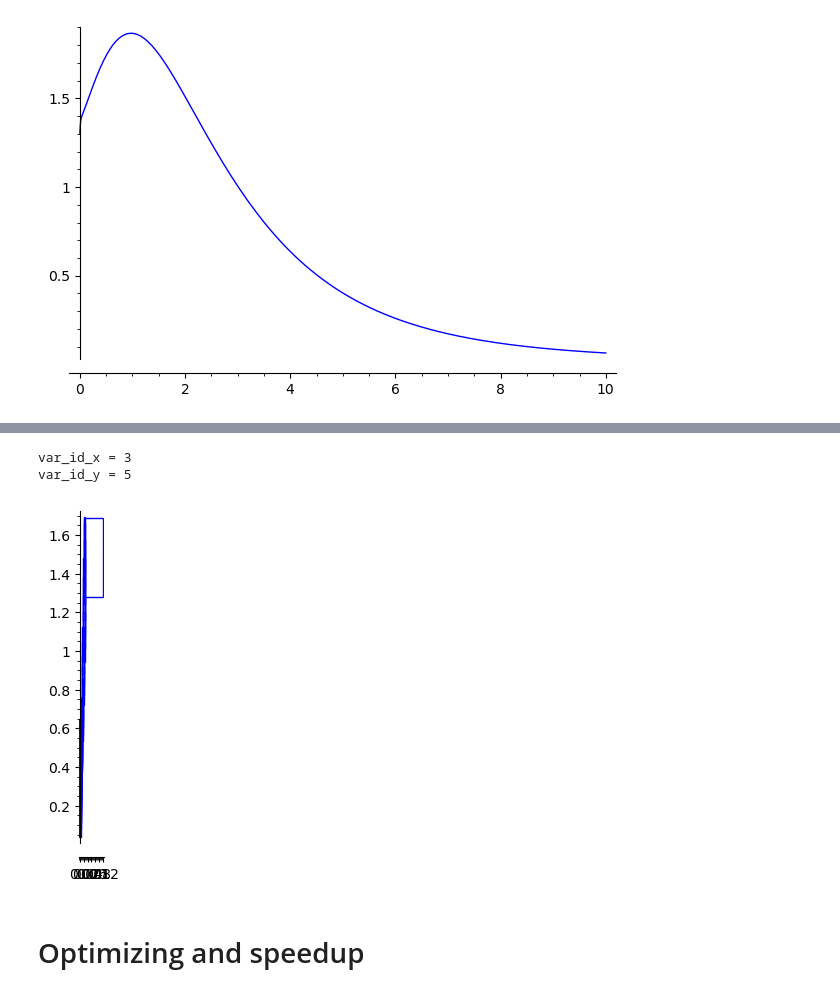
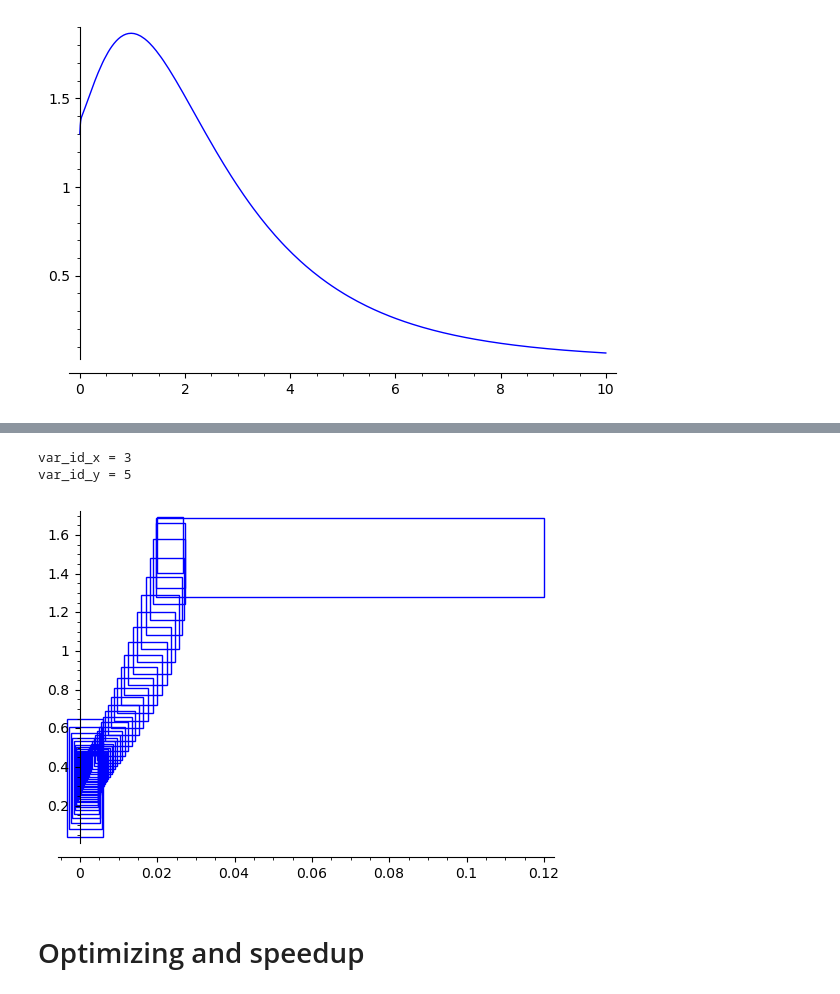
Before and after one commit to twright/Logic-of-Behaviour-in-Uncertain-Contexts, a Jupyter notebook: notebooks/Genetic Oscillator Masks, extra optimization - Same reachset.ipynb, the cells around one changed output, grey strips where cells are left out. Cells and saved outputs as stored; diff of their text form; code cells hidden in the pictures.

```diff
--- a/notebooks/Genetic Oscillator Masks, extra optimization - Same reachset.ipynb
+++ b/notebooks/Genetic Oscillator Masks, extra optimization - Same reachset.ipynb
@@ -153,10 +153,10 @@ run within tmv args
 integrationScheme = 7
 # %%
 p = reach.sage_interval_plot("x4", "x6")
-p.set_aspect_ratio(1/5)
+p.set_aspect_ratio(1/20)
 p
 # %% [output]
 var_id_x = 3
 var_id_y = 5
-[figure, old version]
+[figure, new version]
 # %%
```
Also changed, not shown: parts of 1 cell of this notebook, 30 other files.
